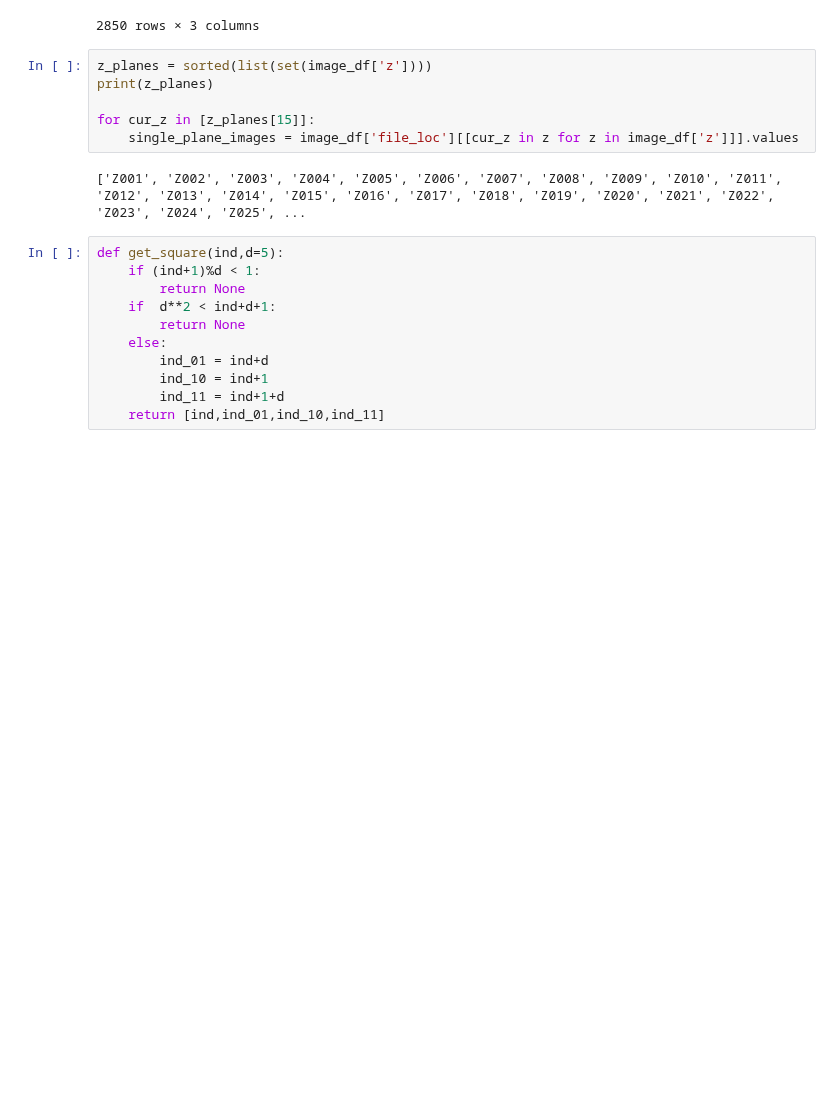
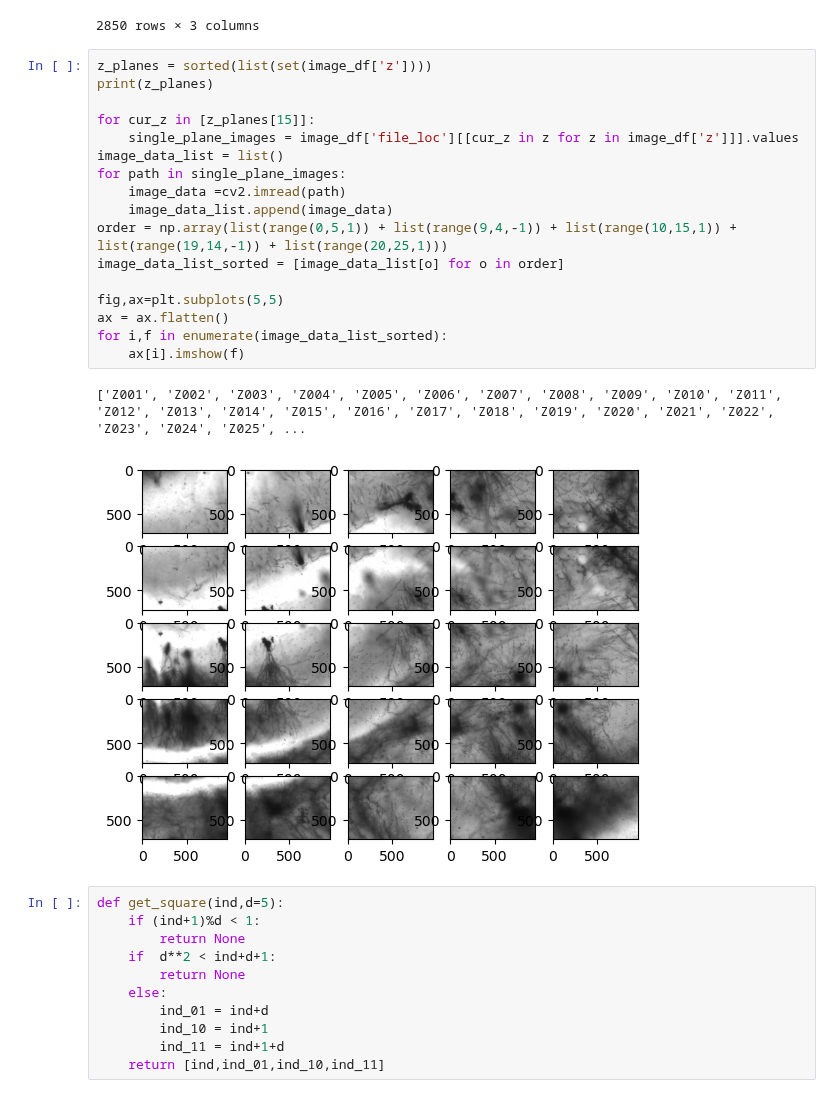
Before and after one commit to dtabuena/Workshop, a Jupyter notebook: Image/Test_Stitch.ipynb, the cells around one changed output. Cells and saved outputs as stored; diff of their text form; blank space fills up the shorter version.

```diff
--- a/Image/Test_Stitch.ipynb
+++ b/Image/Test_Stitch.ipynb
@@ -43,14 +43,26 @@ display(image_df)
 | 2848 | C:\Users\dennis.tabuena\Dropbox (... | 00025 | Z113 |
 | 2849 | C:\Users\dennis.tabuena\Dropbox (... | 00025 | Z114 |
 2850 rows × 3 columns
-# %%
-z_planes = sorted(list(set(image_df['z'])))
-print(z_planes)
-
-for cur_z in [z_planes[15]]:
-    single_plane_images = image_df['file_loc'][[cur_z in z for z in image_df['z']]].values
-# %% [output]
-['Z001', 'Z002', 'Z003', 'Z004', 'Z005', 'Z006', 'Z007', 'Z008', 'Z009', 'Z010', 'Z011', 'Z012', 'Z013', 'Z014', 'Z015', 'Z016', 'Z017', 'Z018', 'Z019', 'Z020', 'Z021', 'Z022', 'Z023', 'Z024', 'Z025', ...
+# %%
+z_planes = sorted(list(set(image_df['z'])))
+print(z_planes)
+
+for cur_z in [z_planes[15]]:
+    single_plane_images = image_df['file_loc'][[cur_z in z for z in image_df['z']]].values
+image_data_list = list()
+for path in single_plane_images:
+    image_data =cv2.imread(path)
+    image_data_list.append(image_data)
+order = np.array(list(range(0,5,1)) + list(range(9,4,-1)) + list(range(10,15,1)) + list(range(19,14,-1)) + list(range(20,25,1)))
+image_data_list_sorted = [image_data_list[o] for o in order]
+
+fig,ax=plt.subplots(5,5)
+ax = ax.flatten()
+for i,f in enumerate(image_data_list_sorted):
+    ax[i].imshow(f)
+# %% [output]
+['Z001', 'Z002', 'Z003', 'Z004', 'Z005', 'Z006', 'Z007', 'Z008', 'Z009', 'Z010', 'Z011', 'Z012', 'Z013', 'Z014', 'Z015', 'Z016', 'Z017', 'Z018', 'Z019', 'Z020', 'Z021', 'Z022', 'Z023', 'Z024', 'Z025', ...
+[figure, added]
 # %%
 def get_square(ind,d=5):
     if (ind+1)%d < 1:
```
Also changed, not shown: parts of 11 cells of this notebook.
